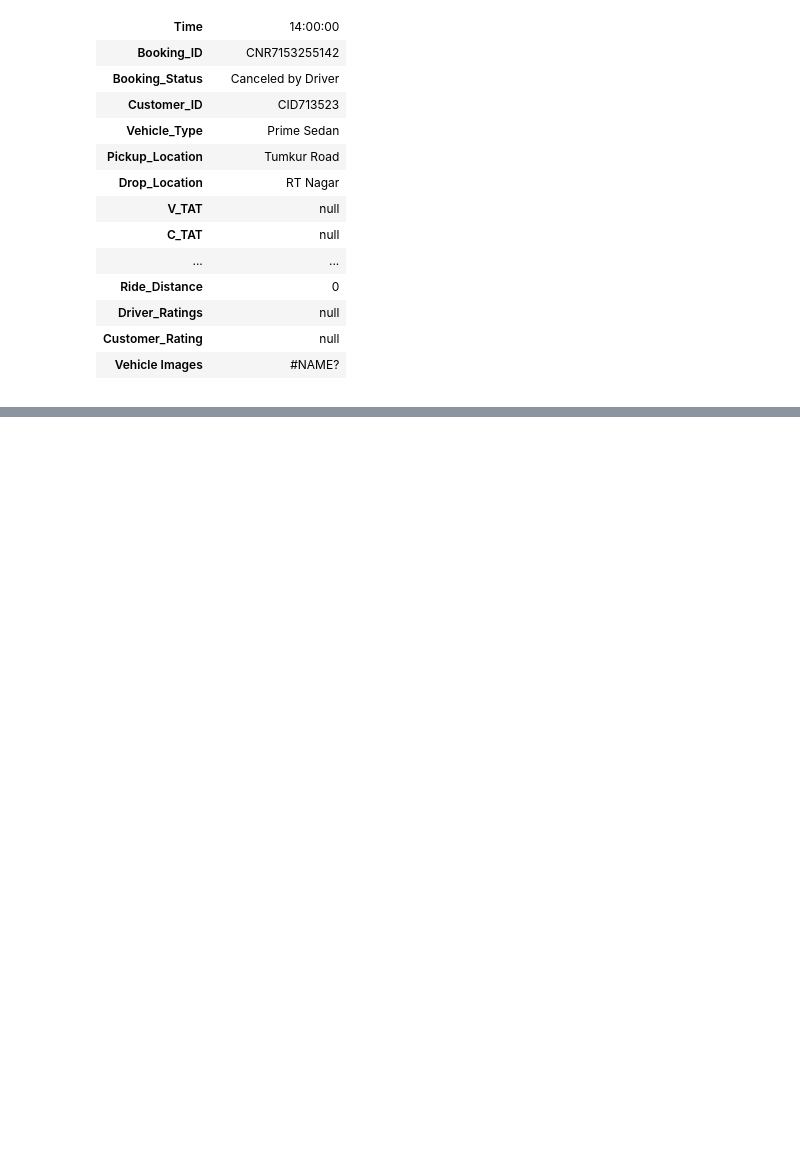
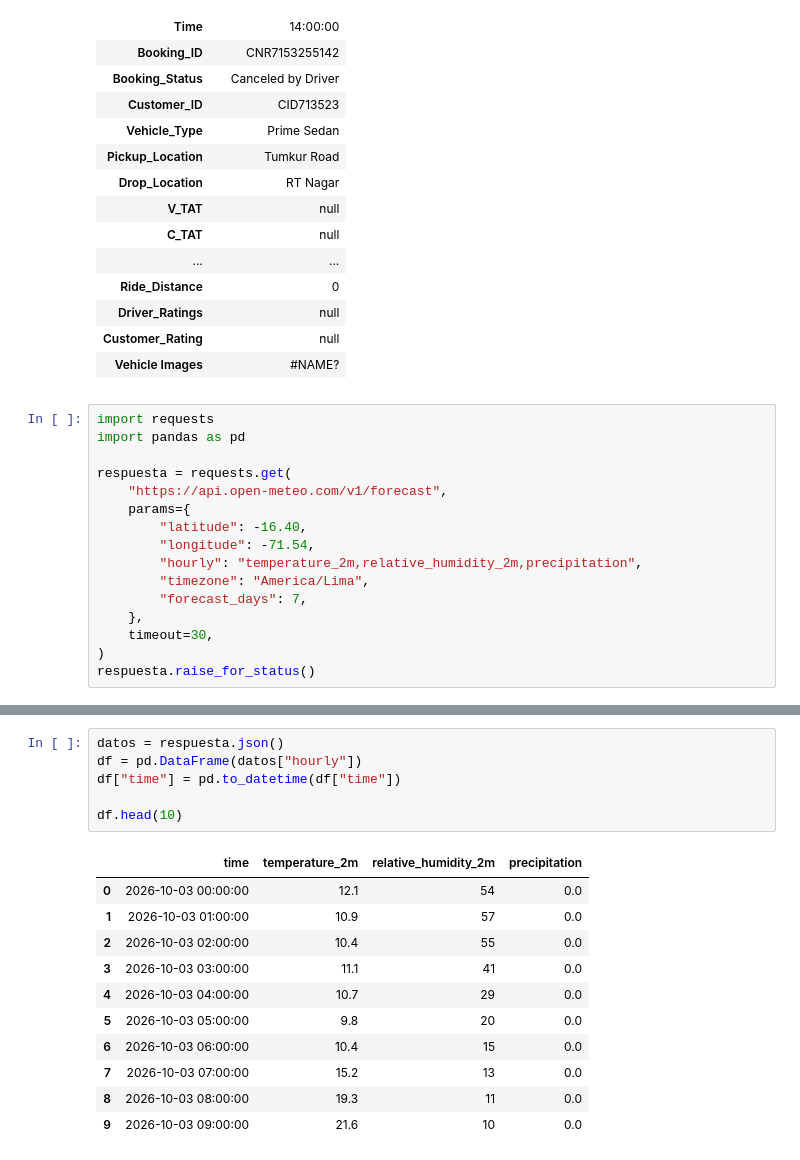
Before and after one commit to aiporrasriv80-cyber/Data_Engineer, a Jupyter notebook: fundamentos_pandas/notebooks/02_lectura_datos.ipynb, the cells around one changed output, grey strips where cells are left out. Saved outputs shown, nothing was run; the diff lists cells and outputs as text; blank space fills up the shorter version.

```diff
--- a/fundamentos_pandas/notebooks/02_lectura_datos.ipynb
+++ b/fundamentos_pandas/notebooks/02_lectura_datos.ipynb
@@ -142,3 +142,19 @@ df3.transpose()
 | Customer_Rating | null |
 | Vehicle Images | #NAME? |
 |  |  |
+# %%
+import requests
+import pandas as pd
+
+respuesta = requests.get(
+    "https://api.open-meteo.com/v1/forecast",
+    params={
+        "latitude": -16.40,
+        "longitude": -71.54,
+        "hourly": "temperature_2m,relative_humidity_2m,precipitation",
+        "timezone": "America/Lima",
+        "forecast_days": 7,
+    },
+    timeout=30,
+)
+respuesta.raise_for_status()
@@ -144,0 +181,18 @@ df3.transpose()
+# %%
+datos = respuesta.json()
+df = pd.DataFrame(datos["hourly"])
+df["time"] = pd.to_datetime(df["time"])
+
+df.head(10)
+# %% [output]
+|  | time | temperature_2m | relative_humidity_2m | precipitation |
+| 0 | 2026-10-03 00:00:00 | 12.1 | 54 | 0.0 |
+| 1 | 2026-10-03 01:00:00 | 10.9 | 57 | 0.0 |
+| 2 | 2026-10-03 02:00:00 | 10.4 | 55 | 0.0 |
+| 3 | 2026-10-03 03:00:00 | 11.1 | 41 | 0.0 |
+| 4 | 2026-10-03 04:00:00 | 10.7 | 29 | 0.0 |
+| 5 | 2026-10-03 05:00:00 | 9.8 | 20 | 0.0 |
+| 6 | 2026-10-03 06:00:00 | 10.4 | 15 | 0.0 |
+| 7 | 2026-10-03 07:00:00 | 15.2 | 13 | 0.0 |
+| 8 | 2026-10-03 08:00:00 | 19.3 | 11 | 0.0 |
+| 9 | 2026-10-03 09:00:00 | 21.6 | 10 | 0.0 |
```
Also changed, not shown: parts of 9 cells of this notebook, 4 other files.
